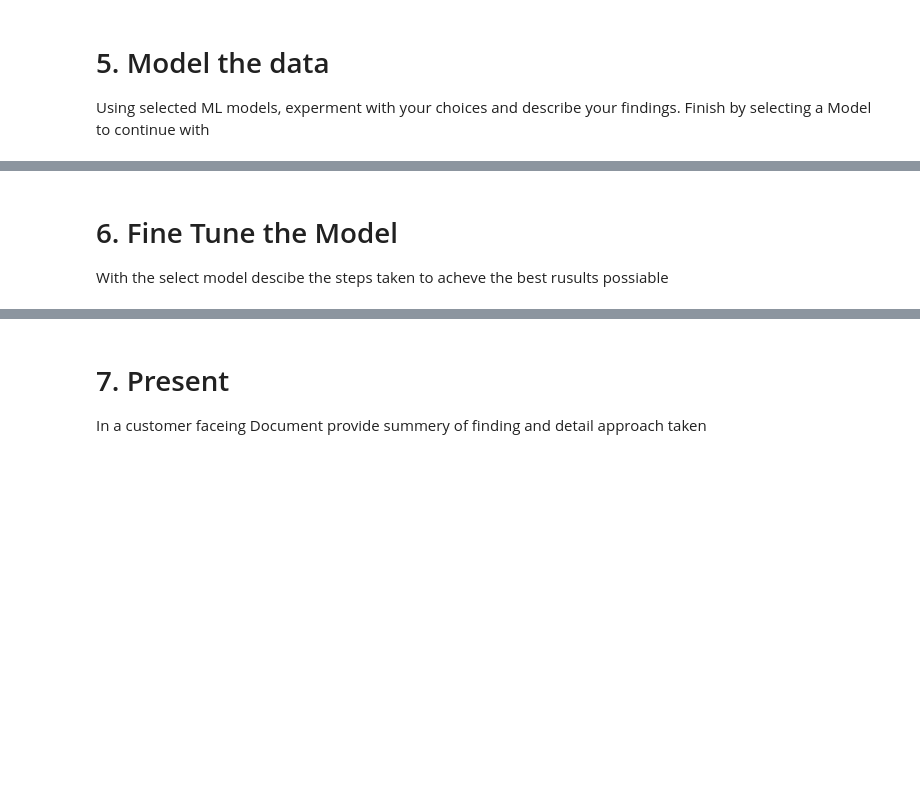
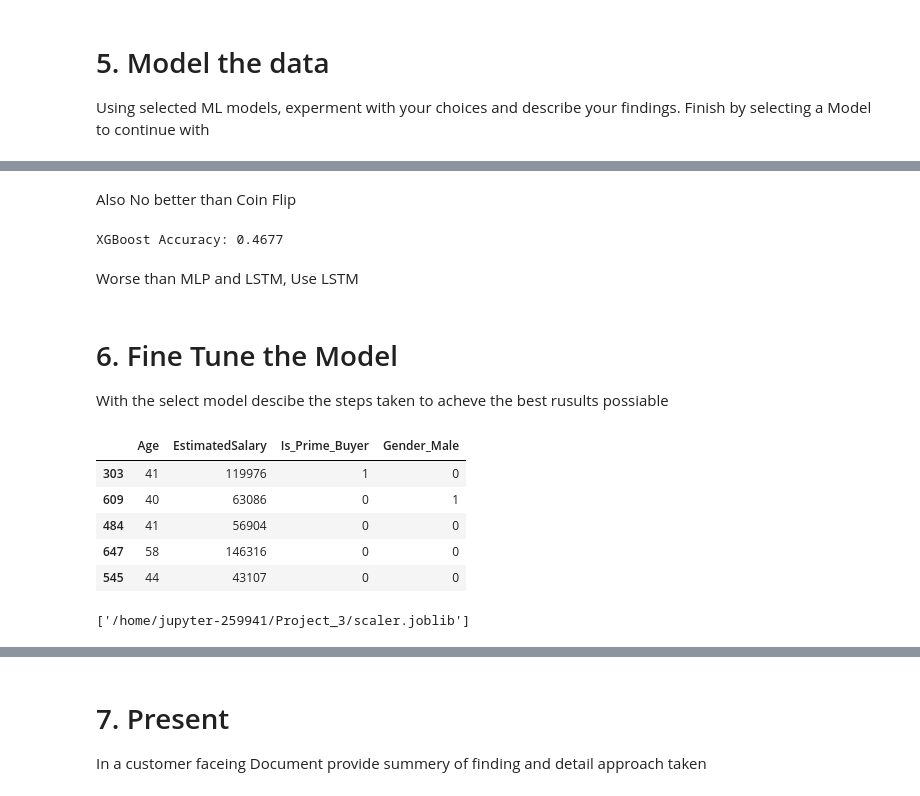
Before and after one commit to alanjit2/Machine-Learning-AI-Honors, a Jupyter notebook: Project_3/Project_3.ipynb, the cells around one changed output, grey strips where cells are left out. Cells and saved outputs as stored; diff of their text form; code cells hidden in the pictures; blank space fills up the shorter version.

```diff
--- a/Project_3/Project_3.ipynb
+++ b/Project_3/Project_3.ipynb
@@ -194,4 +341,72 @@ Using selected ML models, experment with your choices and describe your findings
+# %% [markdown]
+Also No better than Coin Flip
+# %%
+from xgboost import XGBClassifier
+
+# Use the 2D SCALED NumPy data (X_train_scaled, y_train_np)
+xgb_model = XGBClassifier(
+    n_estimators=48,
+    learning_rate=0.1,
+    random_state=42
+)
+xgb_model.fit(X_train_scaled, y_train_np)
+y_pred_xgb = xgb_model.predict(X_test_scaled)
+accuracy_xgb = accuracy_score(y_test_np, y_pred_xgb)
+
+print(f"XGBoost Accuracy: {accuracy_xgb:.4f}")
+# %% [output]
+XGBoost Accuracy: 0.4677
+# %% [markdown]
+Worse than MLP and LSTM, Use LSTM
 # %% [markdown]
 # 6. Fine Tune the Model
 
 With the select model descibe the steps taken to acheve the best rusults possiable
+# %%
+X = pd.DataFrame({ # Split Data and gather wanted features
+    "Age":     data.loc[:, "Age"],
+    "EstimatedSalary":     data.loc[:, "EstimatedSalary"],
+    "Gender":     data.loc[:, "Gender"]
+})
+
+prime_condition_1 = (X['Age'].between(18, 24)) & (X['EstimatedSalary'] >= 120000)
+prime_condition_2 = (X['Age'].between(25, 35)) & (X['EstimatedSalary'] >= 60000) & (X['EstimatedSalary'] <= 90000)
+prime_condition_3 = (X['Age'].between(35, 45)) & (X['EstimatedSalary'] >= 90000) & (X['EstimatedSalary'] <= 120000)
+# Add all conditions that make up the 60%+ conversion segments
+
+# Create the final 'Is_Prime_Buyer' column as an integer (1 or 0)
+X['Is_Prime_Buyer'] = (prime_condition_1 | prime_condition_2 | prime_condition_3).astype(int)
+
+Y = df_pmf.loc[:, "Purchased_Numeric"] # We look for PMF, return isnt a PMF
+
+X_encoded = pd.get_dummies(X, columns=['Gender'], drop_first=True, dtype=int)
+
+df = pd.concat([X_encoded, Y], axis=1)
+df = df.dropna()
+X, Y = df[X_encoded.columns], df_pmf["Purchased_Numeric"]
+
+# Create a binned version of Y
+y_binned = pd.cut(Y, bins=4, labels=False)
+
+X_train, X_test, y_train, y_test = train_test_split(
+    X, Y, test_size=0.2, stratify=y_binned,  # Use the binned version for stratification
+    random_state=42
+)
+X_train.head()
+# %% [output]
+|  | Age | EstimatedSalary | Is_Prime_Buyer | Gender_Male |
+| 303 | 41 | 119976 | 1 | 0 |
+| 609 | 40 | 63086 | 0 | 1 |
+| 484 | 41 | 56904 | 0 | 0 |
+| 647 | 58 | 146316 | 0 | 0 |
+| 545 | 44 | 43107 | 0 | 0 |
+# %%
+from sklearn.preprocessing import MinMaxScaler
+import joblib
+scaler = MinMaxScaler()
+X_train_scaled = scaler.fit_transform(X_train)
+
+X_test_scaled = scaler.transform(X_test)
+joblib.dump(scaler, "/home/jupyter-259941/Project_3/scaler.joblib")
+# %% [output]
+['/home/jupyter-259941/Project_3/scaler.joblib']
```
Also changed, not shown: parts of 23 cells of this notebook, 2 other files.
